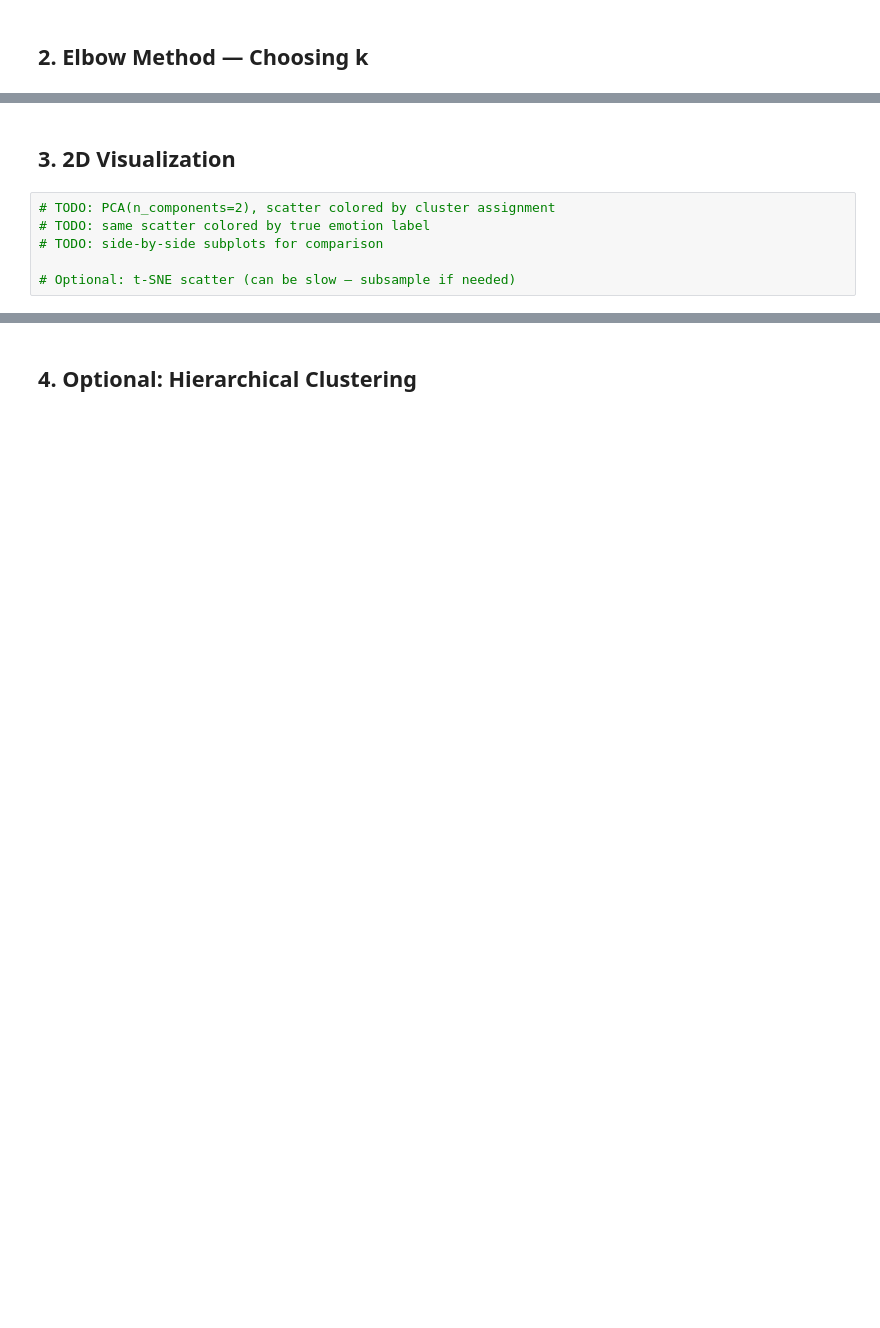
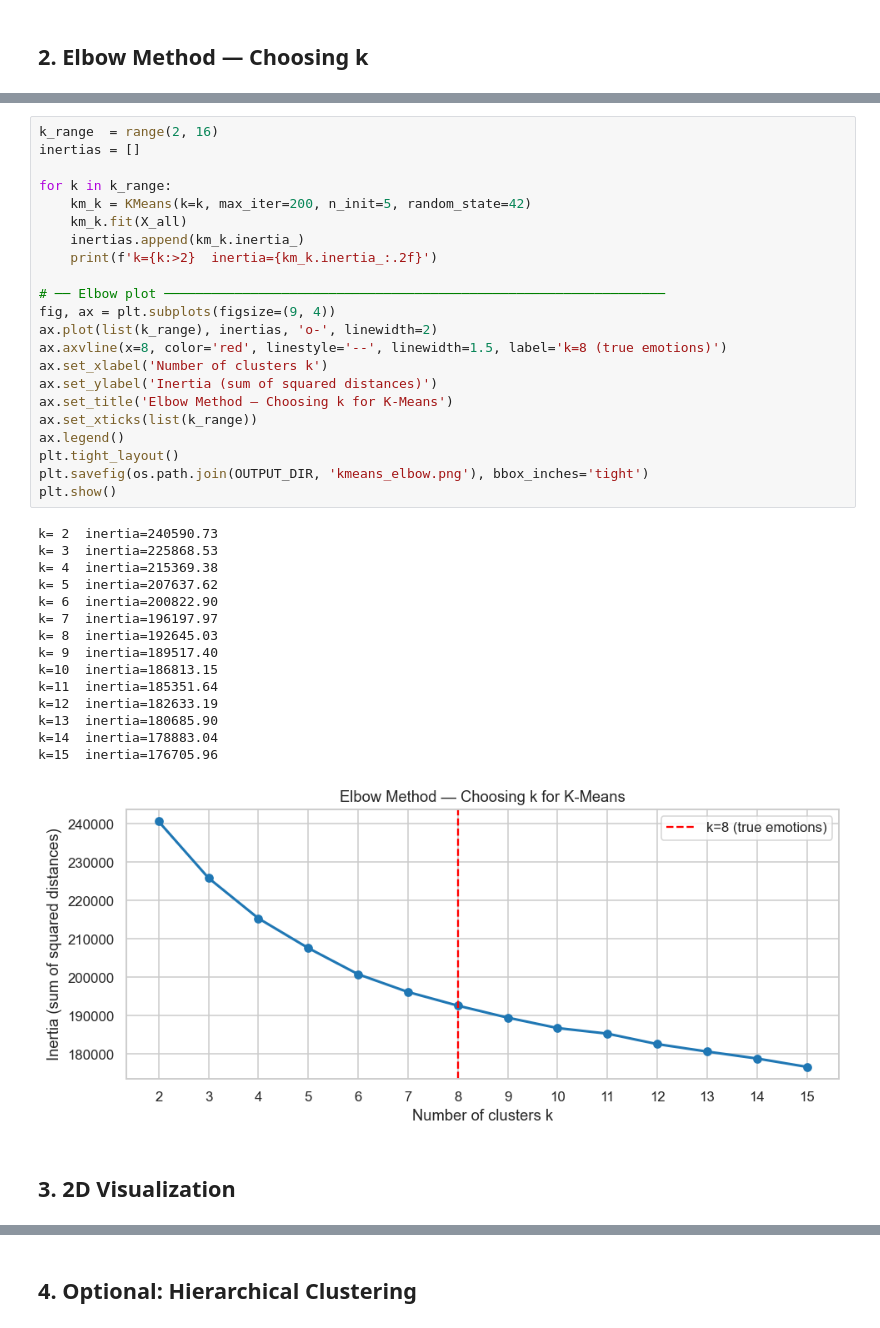
Before and after one commit to micahg1/Project_CSE432-532, a Jupyter notebook: SER_Project/notebooks/week11- clustering.ipynb, the cells around one changed output, grey strips where cells are left out. Saved outputs shown, nothing was run; the diff lists cells and outputs as text; blank space fills up the shorter version.

```diff
--- a/SER_Project/notebooks/week11- clustering.ipynb
+++ b/SER_Project/notebooks/week11- clustering.ipynb
@@ -37,8 +112,40 @@ from sklearn.manifold import TSNE
+# %%
+k_range  = range(2, 16)
+inertias = []
+
+for k in k_range:
+    km_k = KMeans(k=k, max_iter=200, n_init=5, random_state=42)
+    km_k.fit(X_all)
+    inertias.append(km_k.inertia_)
+    print(f'k={k:>2}  inertia={km_k.inertia_:.2f}')
+
+# ── Elbow plot ────────────────────────────────────────────────────────────────
+fig, ax = plt.subplots(figsize=(9, 4))
+ax.plot(list(k_range), inertias, 'o-', linewidth=2)
+ax.axvline(x=8, color='red', linestyle='--', linewidth=1.5, label='k=8 (true emotions)')
+ax.set_xlabel('Number of clusters k')
+ax.set_ylabel('Inertia (sum of squared distances)')
+ax.set_title('Elbow Method — Choosing k for K-Means')
+ax.set_xticks(list(k_range))
+ax.legend()
+plt.tight_layout()
+plt.savefig(os.path.join(OUTPUT_DIR, 'kmeans_elbow.png'), bbox_inches='tight')
+plt.show()
+# %% [output]
+k= 2  inertia=240590.73
+k= 3  inertia=225868.53
+k= 4  inertia=215369.38
+k= 5  inertia=207637.62
+k= 6  inertia=200822.90
+k= 7  inertia=196197.97
+k= 8  inertia=192645.03
+k= 9  inertia=189517.40
+k=10  inertia=186813.15
+k=11  inertia=185351.64
+k=12  inertia=182633.19
+k=13  inertia=180685.90
+k=14  inertia=178883.04
+k=15  inertia=176705.96
+[figure, added]
 # %% [markdown]
 ## 3. 2D Visualization
-# %%
-# TODO: PCA(n_components=2), scatter colored by cluster assignment
-# TODO: same scatter colored by true emotion label
-# TODO: side-by-side subplots for comparison
-
-# Optional: t-SNE scatter (can be slow — subsample if needed)
```
Also changed, not shown: parts of 8 cells of this notebook, 19 other files.
